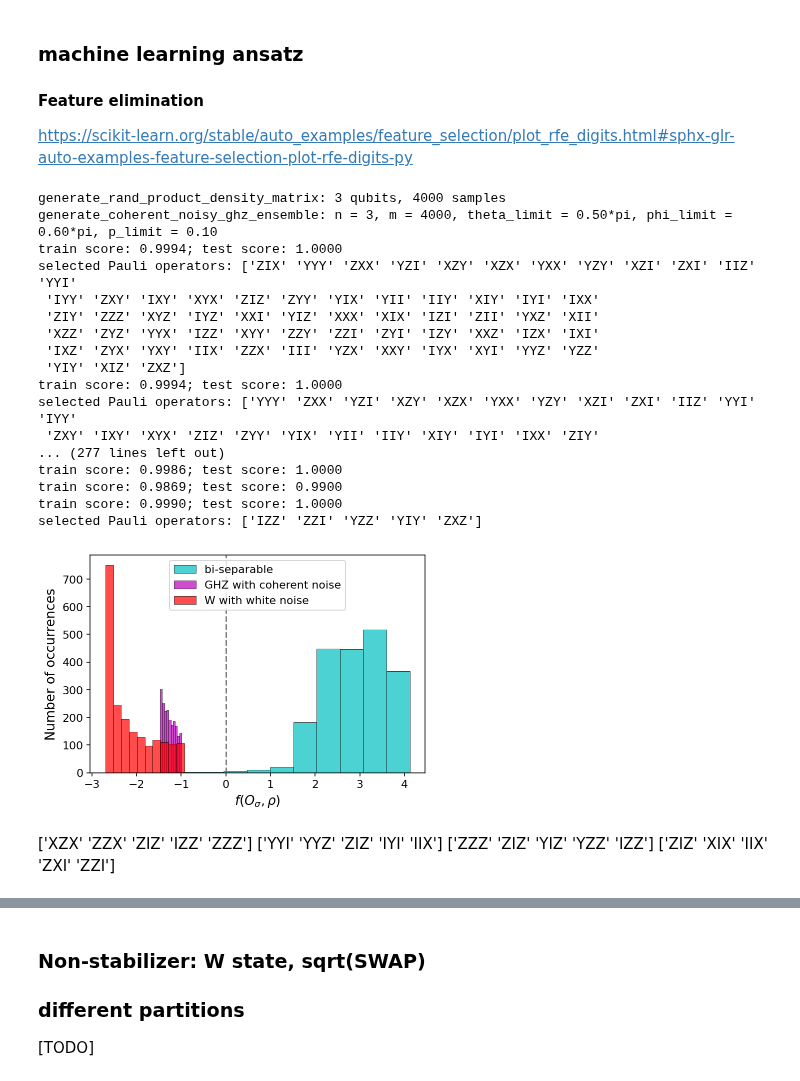
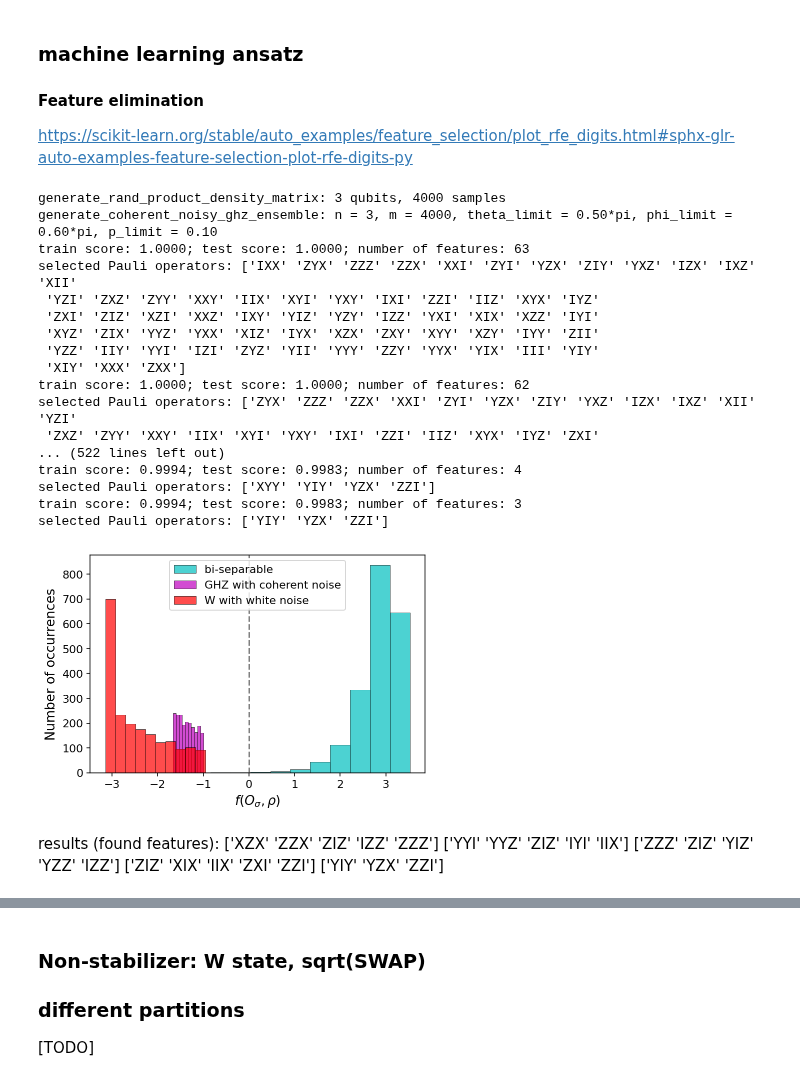
Before and after one commit to Jue-Xu/Entanglement-Witness, a Jupyter notebook: Code/entangle_detection.ipynb, the cells around one changed output, grey strips where cells are left out. Cells and saved outputs as stored; diff of their text form; code cells hidden in the pictures.

Commit message:
update notebook (4-qubit case)

```diff
--- a/Code/entangle_detection.ipynb
+++ b/Code/entangle_detection.ipynb
@@ -478,10 +401,11 @@ noise_limit = 1/2
 # labels = [ [1 for i in range(2 * size_train)], [0 for i in range(size_train) ], [0 for i in range(size_train)] ]
 # print(labels)
 fully_sep_state = generate_rand_product_state(n=3,m=size_train*2,noise_limit=0,is_pure=False)
-bi_sep_state    = generate_noisy_biseparable(n_A=1,n_B=2, m=size_train*2,noise_limit=0)
+bi_sep_state    = generate_noisy_biseparable(n_A=1,n_B=2, m=size_train,noise_limit=0) +  generate_noisy_biseparable(n_A=2,n_B=1, m=size_train,noise_limit=0)
+random.shuffle(bi_sep_state)
 ghz3_state = generate_coherent_noisy_ghz_ensemble(n=3, m=size_train*2, theta_limit=theta_limit, phi_limit=phi_limit,p_limit=0.1)
 # ghz3_state      = generate_noisy_ghz_ensemble(n=3,m=size_train*2,noise_limit=noise_limit)
-w3_state        = generate_noisy_w_ensemble(n=3,m=size_train*2,noise_limit=noise_limit)
+w3_state = generate_noisy_w_ensemble(n=3,m=size_train*2,noise_limit=noise_limit)
 
 # label the states
 fully_sep_data = [fully_sep_state[:size_train] , const_label(1, size_train) ]
@@ -493,12 +417,12 @@ w3_data = [w3_state[:size_train], const_label(0,size_train)]
 three_pauli_tomo_operators = pauli_tensor_observables(n_qubit=3)
 three_pauli_tomo_labels = pauli_tensor_labels(n_qubit=3)
 X, y = construct_training_dataset(
-    states_labels=[fully_sep_data, bi_sep_data, ghz3_data, w3_data],
+    states_labels=[bi_sep_data, ghz3_data, w3_data],
     operators=three_pauli_tomo_operators)
 
 # (X, Y) = assemble_training_dataset(size_train)
 to_features = 10
-least_features = 5
+least_features = 3
 # print(f'# randomly selected features: {to_features}')
 
 # accuracy = 0.0
@@ -531,52 +455,54 @@ while accuracy < 0.999 or len(select_indices) > least_features:
                 select_indices = random.sample([i for i in range(len(three_pauli_tomo_operators))], len(three_pauli_tomo_operators))
 
 
 ##################### testing ########################
 # fully_sep_test = generate_rand_product_density(3, size_test)
 fully_sep_test = fully_sep_state[size_train:]
 bi_sep_test = bi_sep_state[size_train:]
 ghz3_test = ghz3_state[size_train:]
 w3_test = w3_state[size_train:]
 
 test_dataset = [bi_sep_test, ghz3_test, w3_test]
 # test_dataset = [fully_sep_test, bi_sep_test, ghz3_test, w3_test]
 
 feature_test_set = [evaluate_features(operators=three_pauli_tomo_operators,states=data)[:,select_indices] for data in test_dataset]
 test_expectation_lists = evaluate_witness(witness=witness, features_set=feature_test_set)
 
 
 fig, ax = plt.subplots(figsize=(6, 4))
 title = f'ML witness (noise = {noise_limit:.2f} )'
 comparison_legend = ['bi-separable', 'GHZ with coherent noise', 'W with white noise']
 # comparison_legend = ['fully separable (ML)', 'bi-separable (ML)', 'GHZ (ML)', 'W (ML)']
 # three_qubit_legend = ['zero', 'fully separable (GHZ witness)', 'GHZ3 (GHZ witness)', 'W3 (GHZ witness)', 'fully separable (W witness)','W3 (W witness)', 'GHZ (W witness)', 'fully separable (ML)', 'GHZ (ML)', 'W (ML)']
 plot_expectation_hist(ax, test_expectation_lists, comparison_legend, title='', xlabel=r'$f(O_{\sigma},\rho)$', legend_loc='upper center')
 
 ##################### plot ########################
 
 # fig.show()
-plt.savefig('three_qubit_hist_ML.png', dpi=400, bbox_inches='tight')
+plt.savefig('three_qubit_hist_ML_3qubit.png', dpi=400, bbox_inches='tight')
 # %% [output]
 generate_rand_product_density_matrix: 3 qubits, 4000 samples
 generate_coherent_noisy_ghz_ensemble: n = 3, m = 4000, theta_limit = 0.50*pi, phi_limit = 0.60*pi, p_limit = 0.10
-train score: 0.9994; test score: 1.0000
-selected Pauli operators: ['ZIX' 'YYY' 'ZXX' 'YZI' 'XZY' 'XZX' 'YXX' 'YZY' 'XZI' 'ZXI' 'IIZ' 'YYI'
- 'IYY' 'ZXY' 'IXY' 'XYX' 'ZIZ' 'ZYY' 'YIX' 'YII' 'IIY' 'XIY' 'IYI' 'IXX'
- 'ZIY' 'ZZZ' 'XYZ' 'IYZ' 'XXI' 'YIZ' 'XXX' 'XIX' 'IZI' 'ZII' 'YXZ' 'XII'
- 'XZZ' 'ZYZ' 'YYX' 'IZZ' 'XYY' 'ZZY' 'ZZI' 'ZYI' 'IZY' 'XXZ' 'IZX' 'IXI'
- 'IXZ' 'ZYX' 'YXY' 'IIX' 'ZZX' 'III' 'YZX' 'XXY' 'IYX' 'XYI' 'YYZ' 'YZZ'
- 'YIY' 'XIZ' 'ZXZ']
-train score: 0.9994; test score: 1.0000
-selected Pauli operators: ['YYY' 'ZXX' 'YZI' 'XZY' 'XZX' 'YXX' 'YZY' 'XZI' 'ZXI' 'IIZ' 'YYI' 'IYY'
- 'ZXY' 'IXY' 'XYX' 'ZIZ' 'ZYY' 'YIX' 'YII' 'IIY' 'XIY' 'IYI' 'IXX' 'ZIY'
-... (277 lines left out)
-train score: 0.9986; test score: 1.0000
-train score: 0.9869; test score: 0.9900
-train score: 0.9990; test score: 1.0000
-selected Pauli operators: ['IZZ' 'ZZI' 'YZZ' 'YIY' 'ZXZ']
+train score: 1.0000; test score: 1.0000; number of features: 63
+selected Pauli operators: ['IXX' 'ZYX' 'ZZZ' 'ZZX' 'XXI' 'ZYI' 'YZX' 'ZIY' 'YXZ' 'IZX' 'IXZ' 'XII'
+ 'YZI' 'ZXZ' 'ZYY' 'XXY' 'IIX' 'XYI' 'YXY' 'IXI' 'ZZI' 'IIZ' 'XYX' 'IYZ'
+ 'ZXI' 'ZIZ' 'XZI' 'XXZ' 'IXY' 'YIZ' 'YZY' 'IZZ' 'YXI' 'XIX' 'XZZ' 'IYI'
+ 'XYZ' 'ZIX' 'YYZ' 'YXX' 'XIZ' 'IYX' 'XZX' 'ZXY' 'XYY' 'XZY' 'IYY' 'ZII'
+ 'YZZ' 'IIY' 'YYI' 'IZI' 'ZYZ' 'YII' 'YYY' 'ZZY' 'YYX' 'YIX' 'III' 'YIY'
+ 'XIY' 'XXX' 'ZXX']
+train score: 1.0000; test score: 1.0000; number of features: 62
+selected Pauli operators: ['ZYX' 'ZZZ' 'ZZX' 'XXI' 'ZYI' 'YZX' 'ZIY' 'YXZ' 'IZX' 'IXZ' 'XII' 'YZI'
+ 'ZXZ' 'ZYY' 'XXY' 'IIX' 'XYI' 'YXY' 'IXI' 'ZZI' 'IIZ' 'XYX' 'IYZ' 'ZXI'
+... (522 lines left out)
+train score: 0.9994; test score: 0.9983; number of features: 4
+selected Pauli operators: ['XYY' 'YIY' 'YZX' 'ZZI']
+train score: 0.9994; test score: 0.9983; number of features: 3
+selected Pauli operators: ['YIY' 'YZX' 'ZZI']
-[figure, old version]
+[figure, new version]
 # %% [markdown]
+results (found features):
 ['XZX' 'ZZX' 'ZIZ' 'IZZ' 'ZZZ']
 ['YYI' 'YYZ' 'ZIZ' 'IYI' 'IIX']
 ['ZZZ' 'ZIZ' 'YIZ' 'YZZ' 'IZZ']
 ['ZIZ' 'XIX' 'IIX' 'ZXI' 'ZZI']
+['YIY' 'YZX' 'ZZI']
```
Also changed, not shown: parts of 16 cells of this notebook, 7 other files.
